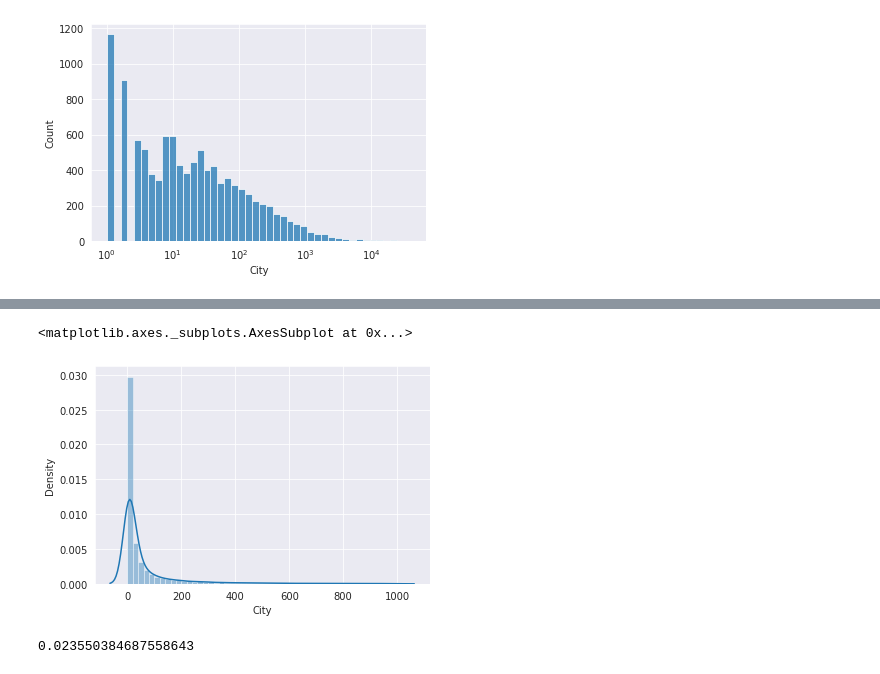
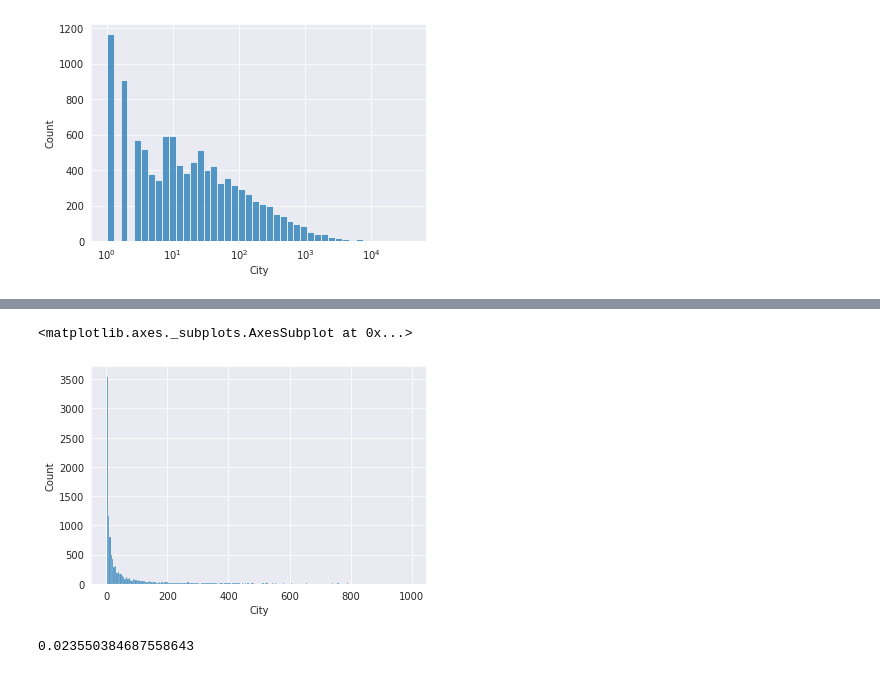
Before and after one commit to victorialarrazolo/US-Accidents, a Jupyter notebook: us_accidents_analysis.ipynb, the cells around one changed output, grey strips where cells are left out. Saved outputs shown, nothing was run; the diff lists cells and outputs as text; code cells hidden in the pictures.

Commit message:
New plots for data , Years

```diff
--- a/us_accidents_analysis.ipynb
+++ b/us_accidents_analysis.ipynb
@@ -309,9 +312,9 @@ Liberty Center    1
 Name: City, Length: 1167, dtype: int64
 # %%
-sns.distplot(low_accident_cities)
+sns.histplot(low_accident_cities)
 # %% [output]
 <matplotlib.axes._subplots.AxesSubplot at 0x...>
-[figure, old version]
+[figure, new version]
 # %%
 high_accident_cities = cities_by_accidents[cities_by_accidents >= 1000]
 low_accident_cities = cities_by_accidents[cities_by_accidents < 1000]
```
Also changed, not shown: parts of 27 cells of this notebook.
